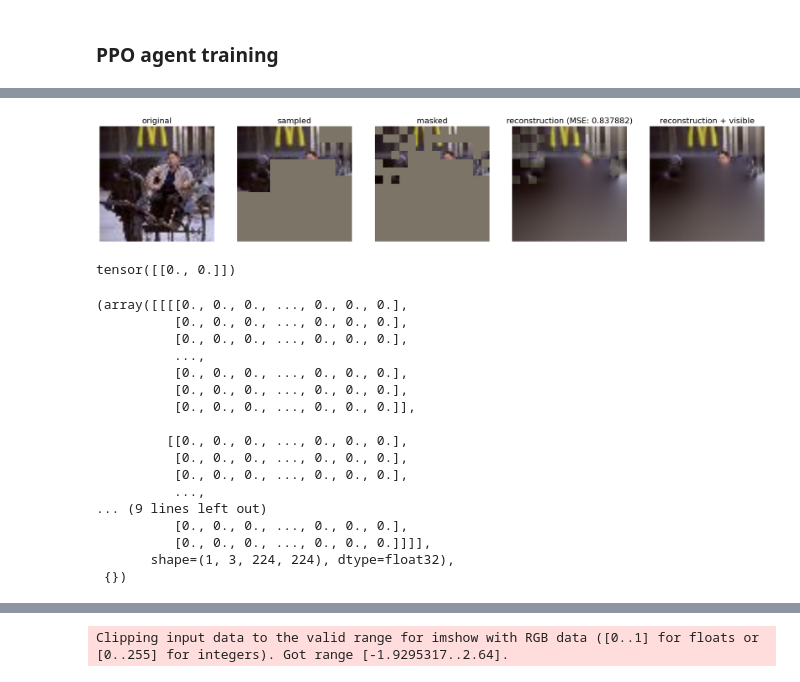
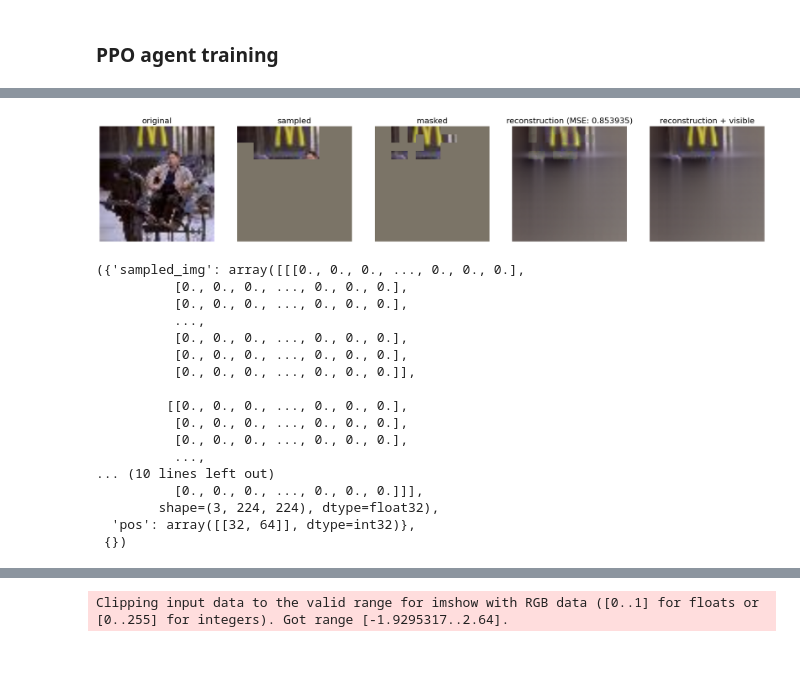
Before and after one commit to tcouso/uav_active_sensing, a Jupyter notebook: notebooks/3.02-rl-agent-training.ipynb, the cells around one changed output, grey strips where cells are left out. Drawn from its saved outputs; the diff is of its cells as text; code cells hidden in the pictures.

```diff
--- a/notebooks/3.02-rl-agent-training.ipynb
+++ b/notebooks/3.02-rl-agent-training.ipynb
@@ -50,5 +50,5 @@ reward_function = RewardFunction(mae_model,
 # Create a dummy environment to initialize the model
 dummy_batch = next(iter(tiny_imagenet_train_loader))  # Take one image as a dummy input for env initialization
 
-env_config = ImageExplorationEnvConfig(img=dummy_batch, reward_function=reward_function, seed=0)
-env = ImageExplorationEnv(env_config)
+env_config = ImageExplorationEnvConfig(reward_function=reward_function, seed=0)
+env = ImageExplorationEnv(img=dummy_batch[0], env_config=env_config)
@@ -161,14 +138,6 @@ resnet_rl_model = PPO(
     batch_size=rl_batch_size,
     seed=0
 )
-
-for i, batch in enumerate(tiny_imagenet_train_loader):
-    vec_env = resnet_rl_model.get_env()
-    vec_env.env_method("set_img", batch)
-    resnet_rl_model.learn(total_timesteps=4 * rl_num_steps, progress_bar=False)
-
-    if i == 1:
-        break
 # %% [output]
 Using cpu device
 Wrapping the env with a `Monitor` wrapper
@@ -176,0 +145,20 @@ TypeError: uav_active_sensing.modeling.agents.rl_agent_feature_extractor.CustomR
+# %%
+
+test_env = ImageExplorationEnv(dummy_batch[0], env_config)
+obs, _ = test_env.reset()
+num_eval_steps = 30
+
+resnet_rl_model.policy.eval()
+
+for step in range(num_eval_steps):
+
+    # obs_tensor = torch.tensor(obs, dtype=torch.float32)
+    action, _ = resnet_rl_model.predict(obs, deterministic=True)
+    obs, reward, terminated, truncated, _ = test_env.step(action)
+
+    # Print results
+    print(f"Step {step + 1}: Action={action}, Reward={reward}")
+
+    # if terminated or truncated:
+    #     print("Episode ended, resetting environment.")
+    #     obs, _ = test_env.reset()
@@ -177,32 +209,31 @@ TypeError: uav_active_sensing.modeling.agents.rl_agent_feature_extractor.CustomR
 # %%
-env = ImageExplorationEnv(env_config)
+env = ImageExplorationEnv(dummy_batch[0], env_config)
 env.reset()
 # print(env._sensor_pos)
 for _ in range(50):
     sample_action = env.action_space.sample()
     env.step(sample_action)
 masked_sampled_img = env._reward_function.sampled_img_random_masking(env.sampled_img)
-visualize_act_mae_reconstruction(env.img, env.sampled_img, masked_sampled_img,  mae_model)
+visualize_act_mae_reconstruction(env.img.unsqueeze(0), env.sampled_img.unsqueeze(0), masked_sampled_img.unsqueeze(0),  mae_model)
 # %% [output]
-[figure, old version]
+[figure, new version]
 # %%
 env.reset()
 # %% [output]
-tensor([[0., 0.]])
+({'sampled_img': array([[[0., 0., 0., ..., 0., 0., 0.],
+          [0., 0., 0., ..., 0., 0., 0.],
+          [0., 0., 0., ..., 0., 0., 0.],
+          ...,
+          [0., 0., 0., ..., 0., 0., 0.],
+          [0., 0., 0., ..., 0., 0., 0.],
+          [0., 0., 0., ..., 0., 0., 0.]],
+
+         [[0., 0., 0., ..., 0., 0., 0.],
+          [0., 0., 0., ..., 0., 0., 0.],
+          [0., 0., 0., ..., 0., 0., 0.],
+          ...,
+... (10 lines left out)
+          [0., 0., 0., ..., 0., 0., 0.]]],
+        shape=(3, 224, 224), dtype=float32),
+  'pos': array([[32, 64]], dtype=int32)},
+ {})
-(array([[[[0., 0., 0., ..., 0., 0., 0.],
-          [0., 0., 0., ..., 0., 0., 0.],
-          [0., 0., 0., ..., 0., 0., 0.],
-          ...,
-          [0., 0., 0., ..., 0., 0., 0.],
-          [0., 0., 0., ..., 0., 0., 0.],
-          [0., 0., 0., ..., 0., 0., 0.]],
-
-         [[0., 0., 0., ..., 0., 0., 0.],
-          [0., 0., 0., ..., 0., 0., 0.],
-          [0., 0., 0., ..., 0., 0., 0.],
-          ...,
-... (9 lines left out)
-          [0., 0., 0., ..., 0., 0., 0.],
-          [0., 0., 0., ..., 0., 0., 0.]]]],
-       shape=(1, 3, 224, 224), dtype=float32),
- {})
```
Also changed, not shown: parts of 15 cells of this notebook, 5 other files.
